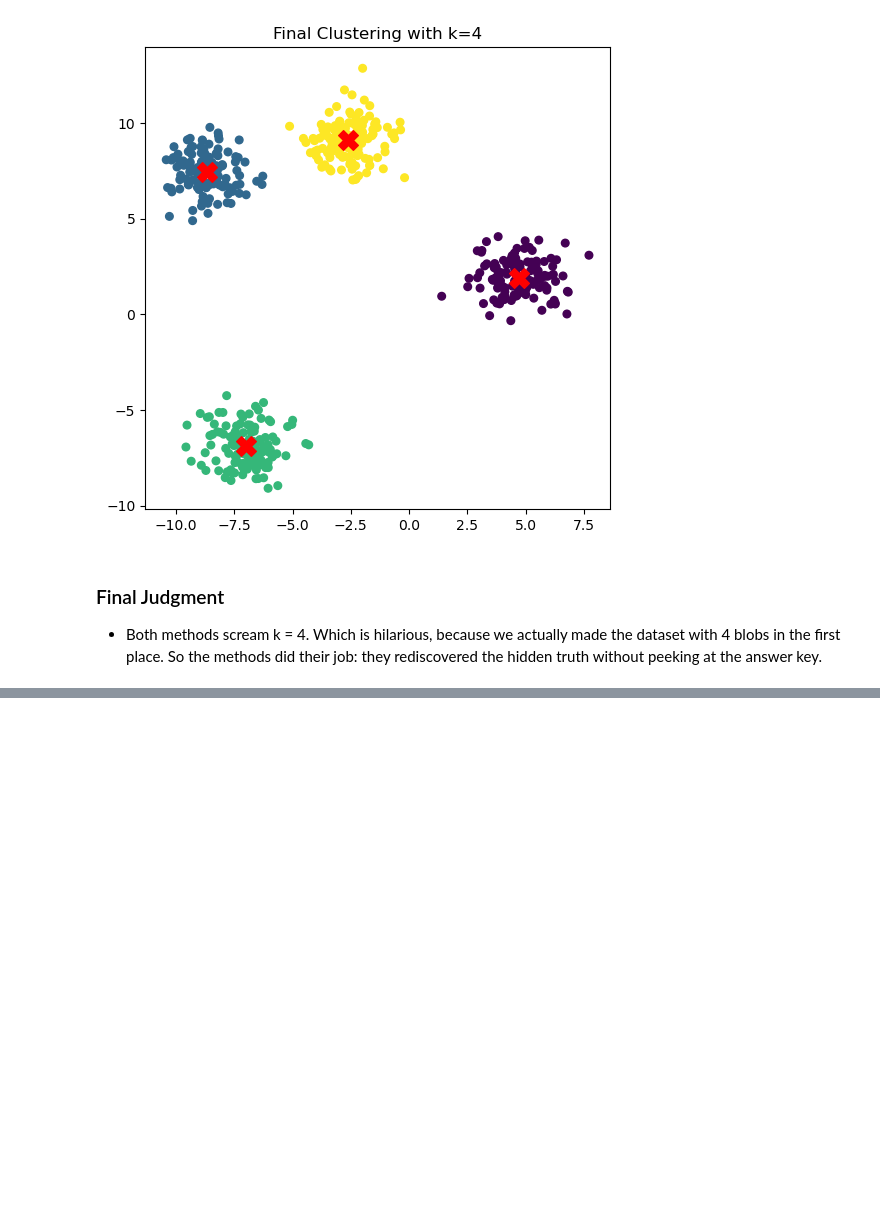
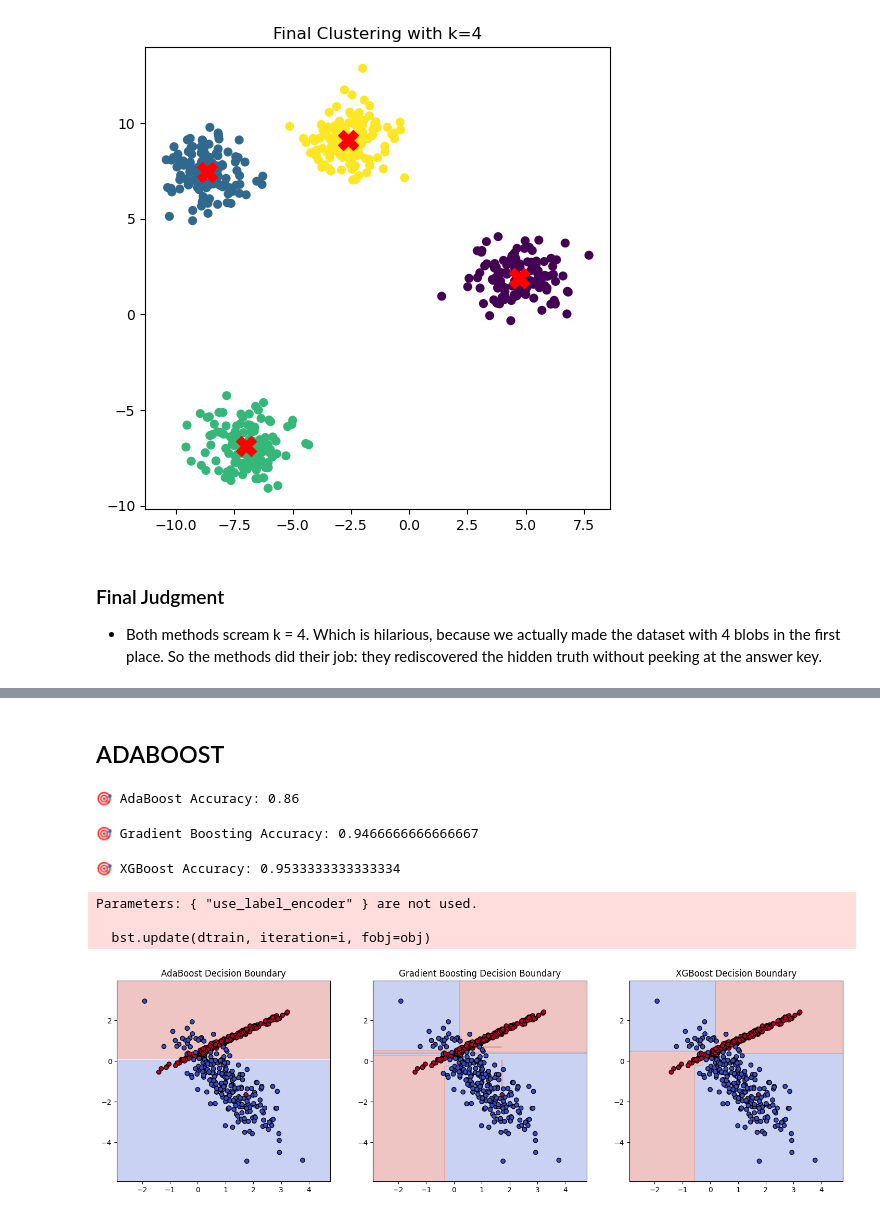
Before and after one commit to Vamc-24/LAB3-1, a Jupyter notebook: lab 3-1/ML/ML Programs.ipynb, the cells around one changed output, grey strips where cells are left out. Saved outputs shown, nothing was run; the diff lists cells and outputs as text; code cells hidden in the pictures; blank space fills up the shorter version.

```diff
--- a/lab 3-1/ML/ML Programs.ipynb
+++ b/lab 3-1/ML/ML Programs.ipynb
@@ -853,0 +964,2 @@ plt.show()
+# %% [markdown]
+## ADABOOST
@@ -853,0 +987,67 @@ plt.show()
+# %%
+# AdaBoost Classifier
+ada = AdaBoostClassifier(
+    n_estimators=50,
+    learning_rate=0.1,
+    random_state=42
+)
+
+ada.fit(X_train, y_train)
+y_pred_ada = ada.predict(X_test)
+print("🎯 AdaBoost Accuracy:", accuracy_score(y_test, y_pred_ada))
+# %% [output]
+🎯 AdaBoost Accuracy: 0.86
+# %%
+# Gradient Boosting Classifier
+gbm = GradientBoostingClassifier(
+    n_estimators=100,
+    learning_rate=0.1,
+    max_depth=3,
+    random_state=42
+)
+
+gbm.fit(X_train, y_train)
+y_pred_gbm = gbm.predict(X_test)
+print("🎯 Gradient Boosting Accuracy:", accuracy_score(y_test, y_pred_gbm))
+# %% [output]
+🎯 Gradient Boosting Accuracy: 0.9466666666666667
+# %%
+# XGBoost Classifier
+xgb_model = xgb.XGBClassifier(
+    n_estimators=100,
+    learning_rate=0.1,
+    max_depth=3,
+    random_state=42,
+    use_label_encoder=False,
+    eval_metric='logloss'
+)
+
+xgb_model.fit(X_train, y_train)
+y_pred_xgb = xgb_model.predict(X_test)
+print("🎯 XGBoost Accuracy:", accuracy_score(y_test, y_pred_xgb))
+# %% [output]
+🎯 XGBoost Accuracy: 0.9533333333333334
+Parameters: { "use_label_encoder" } are not used.
+
+  bst.update(dtrain, iteration=i, fobj=obj)
+# %%
+def plot_decision_boundaries(models, names, X, y):
+    x_min, x_max = X[:,0].min()-1, X[:,0].max()+1
+    y_min, y_max = X[:,1].min()-1, X[:,1].max()+1
+    xx, yy = np.meshgrid(np.linspace(x_min, x_max, 300),
+                         np.linspace(y_min, y_max, 300))
+
+    plt.figure(figsize=(18,5))
+    for i, (model, name) in enumerate(zip(models, names), 1):
+        Z = model.predict(np.c_[xx.ravel(), yy.ravel()]).reshape(xx.shape)
+        plt.subplot(1,3,i)
+        plt.contourf(xx, yy, Z, alpha=0.3, cmap='coolwarm')
+        plt.scatter(X[:,0], X[:,1], c=y, cmap='coolwarm', edgecolor='k')
+        plt.title(f"{name} Decision Boundary")
+    plt.show()
+
+plot_decision_boundaries([ada, gbm, xgb_model],
+                         ["AdaBoost", "Gradient Boosting", "XGBoost"],
+                         X, y)
+# %% [output]
+[figure, added]
```
Also changed, not shown: parts of 12 cells of this notebook.
